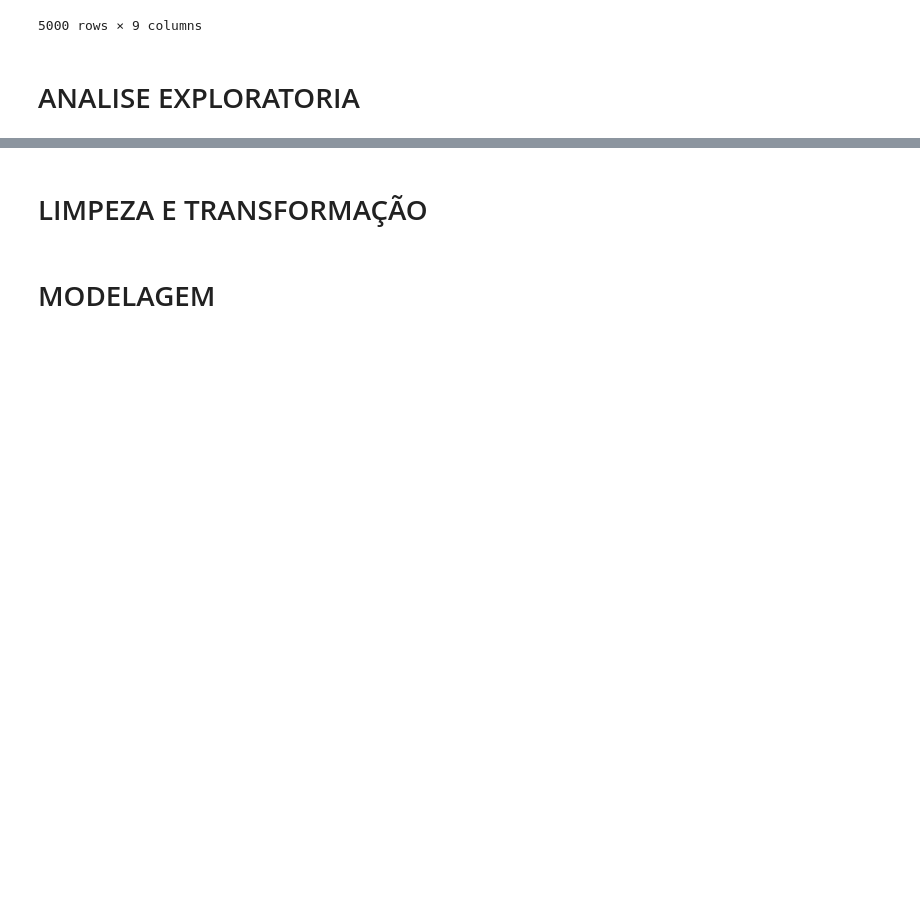
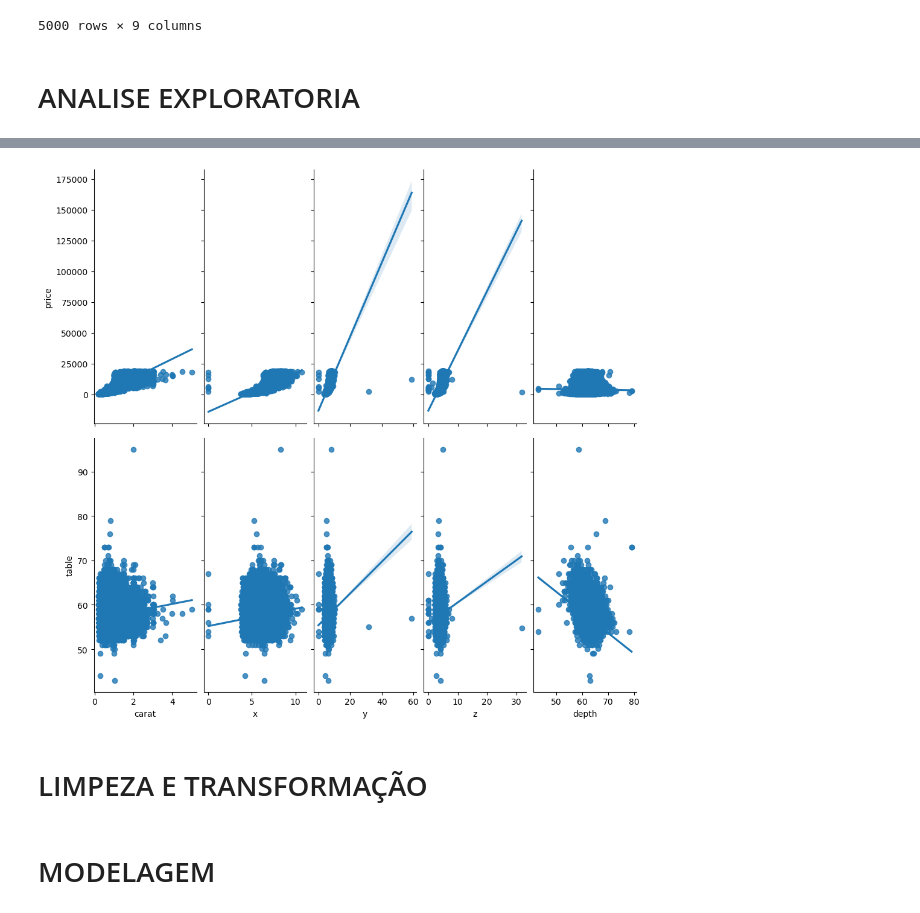
Before and after one commit to dvbarbato/project-diamonds, a Jupyter notebook: Untitled.ipynb, the cells around one changed output, grey strips where cells are left out. Cells and saved outputs as stored; diff of their text form; code cells hidden in the pictures; blank space fills up the shorter version.

```diff
--- a/Untitled.ipynb
+++ b/Untitled.ipynb
@@ -47,0 +91,6 @@ df_estimar
+# %%
+%matplotlib inline
+graficos = sns.pairplot(data = df_historico, y_vars=['price', 'table'], x_vars=['carat', 'x','y','z','depth'], kind='reg')
+graficos.fig.set_size_inches(10,10)
+# %% [output]
+[figure, added]
```
Also changed, not shown: parts of 22 cells of this notebook, 1 other file.
